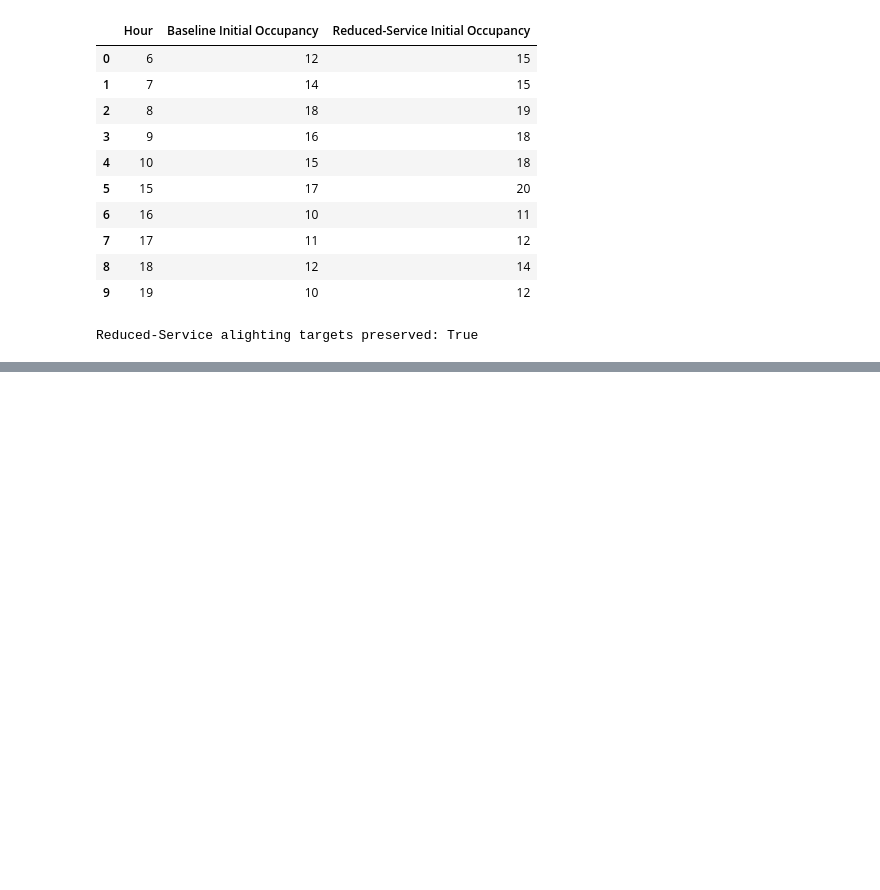
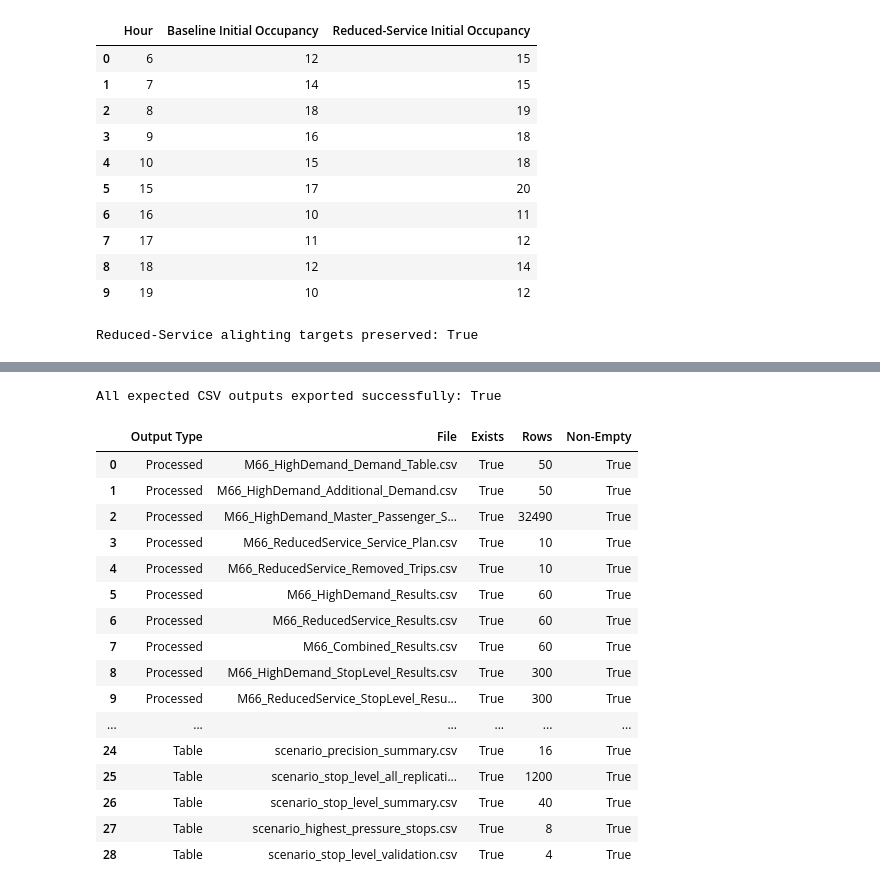
Before and after one commit to elijahnollen/m66-passenger-queue-simulation, a Jupyter notebook: MODESIM_Project/code/m66_scenario_simulation.ipynb, the cells around one changed output, grey strips where cells are left out. Cells and saved outputs as stored; diff of their text form; code cells hidden in the pictures; blank space fills up the shorter version.

```diff
--- a/MODESIM_Project/code/m66_scenario_simulation.ipynb
+++ b/MODESIM_Project/code/m66_scenario_simulation.ipynb
@@ -2058,0 +4213,75 @@ What did **not** change (confirmed correct in review): the +40% demand calculati
+# %%
+# Verify that every expected processed and reviewer-facing table was
+# successfully written and contains data.
+export_validation_records = []
+
+for file_name, export_df in processed_exports.items():
+    file_path = processed_dir / file_name
+
+    export_validation_records.append({
+        "Output Type": "Processed",
+        "File": file_name,
+        "Exists": file_path.exists(),
+        "Rows": len(export_df),
+        "Non-Empty": (
+            file_path.exists()
+            and len(export_df) > 0
+        )
+    })
+
+for file_name, export_df in table_exports.items():
+    file_path = tables_dir / file_name
+
+    export_validation_records.append({
+        "Output Type": "Table",
+        "File": file_name,
+        "Exists": file_path.exists(),
+        "Rows": len(export_df),
+        "Non-Empty": (
+            file_path.exists()
+            and len(export_df) > 0
+        )
+    })
+
+export_validation_df = pd.DataFrame(
+    export_validation_records
+)
+
+all_exports_valid = bool(
+    export_validation_df[
+        ["Exists", "Non-Empty"]
+    ]
+    .all(axis=1)
+    .all()
+)
+
+assert all_exports_valid, (
+    "At least one expected scenario output was not "
+    "successfully exported."
+)
+
+print(
+    "All expected CSV outputs exported successfully:",
+    all_exports_valid
+)
+
+export_validation_df
+# %% [output]
+All expected CSV outputs exported successfully: True
+|  | Output Type | File | Exists | Rows | Non-Empty |
+| 0 | Processed | M66_HighDemand_Demand_Table.csv | True | 50 | True |
+| 1 | Processed | M66_HighDemand_Additional_Demand.csv | True | 50 | True |
+| 2 | Processed | M66_HighDemand_Master_Passenger_S... | True | 32490 | True |
+| 3 | Processed | M66_ReducedService_Service_Plan.csv | True | 10 | True |
+| 4 | Processed | M66_ReducedService_Removed_Trips.csv | True | 10 | True |
+| 5 | Processed | M66_HighDemand_Results.csv | True | 60 | True |
+| 6 | Processed | M66_ReducedService_Results.csv | True | 60 | True |
+| 7 | Processed | M66_Combined_Results.csv | True | 60 | True |
+| 8 | Processed | M66_HighDemand_StopLevel_Results.csv | True | 300 | True |
+| 9 | Processed | M66_ReducedService_StopLevel_Resu... | True | 300 | True |
+| ... | ... | ... | ... | ... | ... |
+| 24 | Table | scenario_precision_summary.csv | True | 16 | True |
+| 25 | Table | scenario_stop_level_all_replicati... | True | 1200 | True |
+| 26 | Table | scenario_stop_level_summary.csv | True | 40 | True |
+| 27 | Table | scenario_highest_pressure_stops.csv | True | 8 | True |
+| 28 | Table | scenario_stop_level_validation.csv | True | 4 | True |
```
Also changed, not shown: parts of 74 cells of this notebook, 46 other files.
